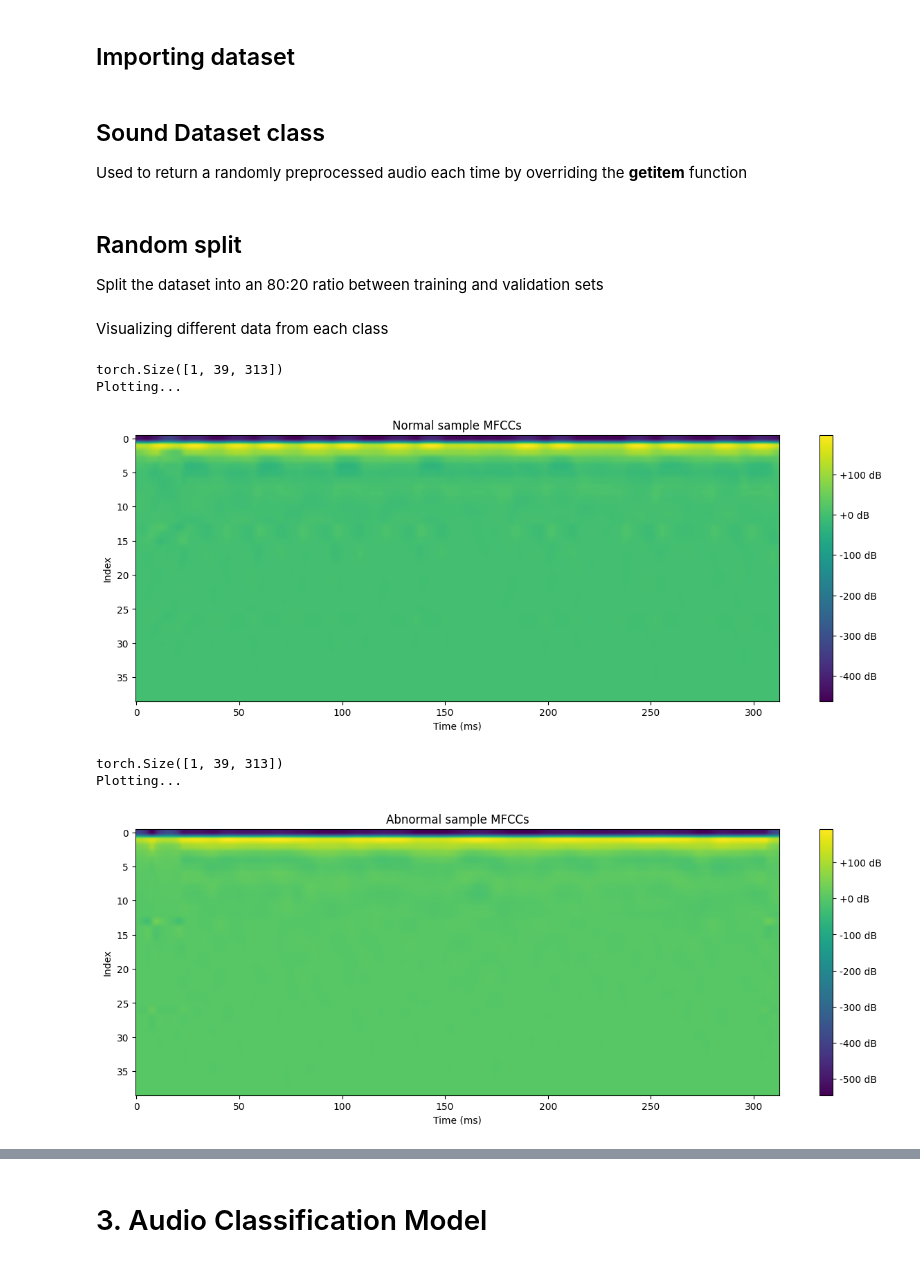
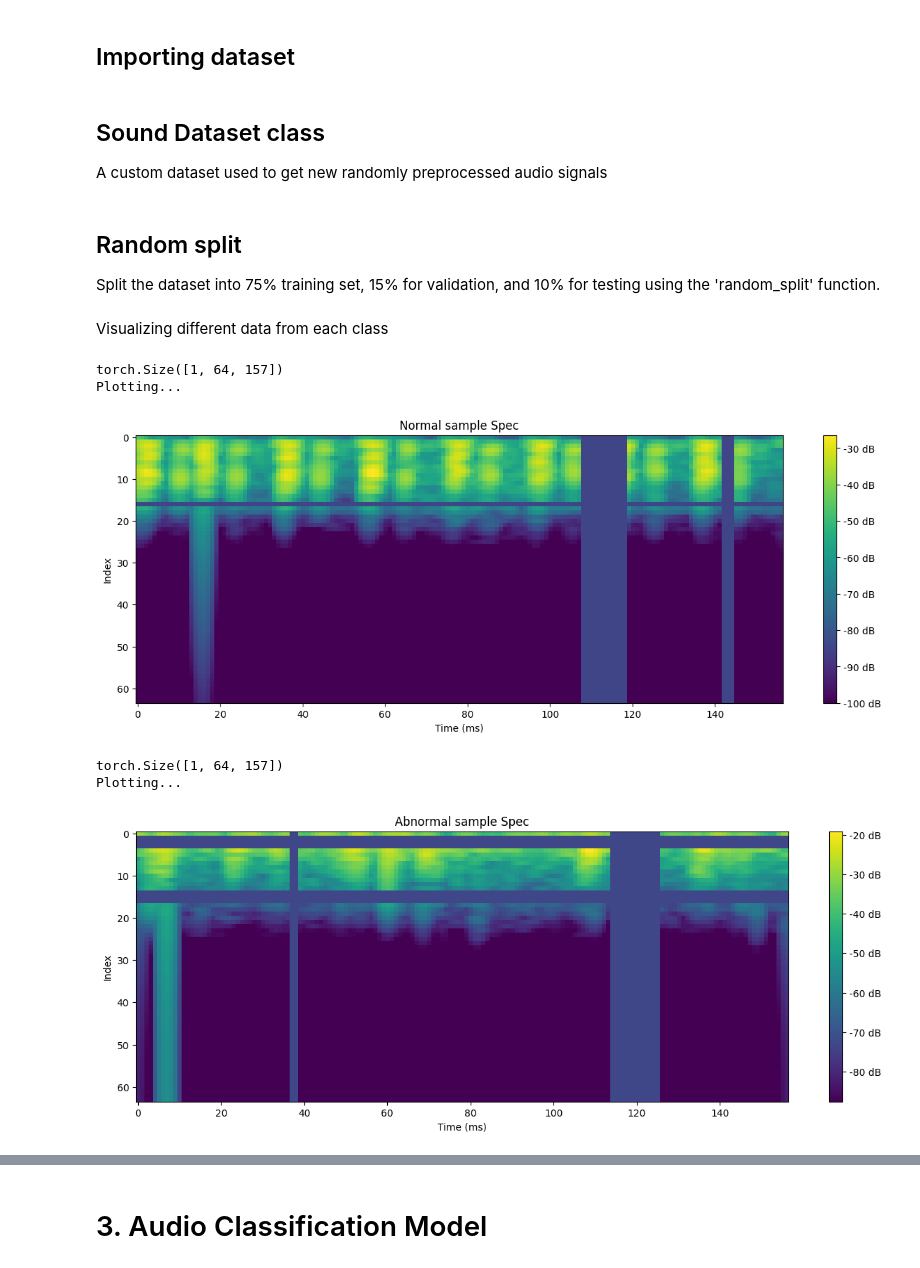
Before and after one commit to iTzAymen/PCG_Classification, a Jupyter notebook: main.ipynb, the cells around one changed output, grey strips where cells are left out. Saved outputs shown, nothing was run; the diff lists cells and outputs as text; code cells hidden in the pictures.

Commit message:
CRNN_SPEC

```diff
--- a/main.ipynb
+++ b/main.ipynb
@@ -53,6 +53,7 @@ MAX_AUDIO_LENGTH = 5000
 SAMPLING_RATE = 2000
 N_CHANNELS = 1
 SHIFT_PCT = 0.2
+FREQ_SHIFT_PCT = 0.1
 
 LOW_FREQ = 15
 HIGH_FREQ = 200
@@ -306,7 +310,7 @@ class AudioUtil():
         aud = AudioUtil.resample(aud, SAMPLING_RATE)
         aud = AudioUtil.pad_trunc(aud, MAX_AUDIO_LENGTH)
         aud = AudioUtil.time_shift(aud, SHIFT_PCT)
-        aud = AudioUtil.pitch_shift(aud, SHIFT_PCT)
+        aud = AudioUtil.pitch_shift(aud, FREQ_SHIFT_PCT)
         sig, sr = aud
         return sig
     @staticmethod
@@ -357,7 +361,7 @@ df = getTrainingSet()
 df_val = getValidationSet()
 # %% [markdown]
 ## Sound Dataset class
-Used to return a randomly preprocessed audio each time by overriding the __getitem__ function
+A custom dataset used to get new randomly preprocessed audio signals
 # %%
 class SoundDS(Dataset):
     # constructor
@@ -398,39 +404,49 @@ class SoundDS(Dataset):
         return data, class_id
 # %% [markdown]
 ## Random split
-Split the dataset into an 80:20 ratio between training and validation sets
+Split the dataset into 75% training set, 15% for validation, and 10% for testing using the 'random_split' function.
+# %%
+ds = SoundDS(df, ret='spec', mode='cnn')
+
+num_items = len(ds)
+num_train = round(num_items * 0.75) # 75 % training
+num_val = round(num_items * 0.15) # 15 % validation
+num_test = num_items - num_train - num_val # 10 % test
+
+torch.manual_seed(torch.initial_seed())
+train_ds, val_ds, test_ds = random_split(ds, [num_train, num_val, num_test], generator=torch.Generator().manual_seed(SEED))
 # %%
-ds = SoundDS(df, ret='mfcc_cat', mode='cnn')
-val_ds = SoundDS(df_val, ret='mfcc_cat', mode='cnn')
+# ds = SoundDS(df, ret='mfcc_cat', mode='cnn')
+# val_ds = SoundDS(df_val, ret='mfcc_cat', mode='cnn')
 
-num_items = len(ds)
-num_train = round(num_items * 0.8)
-num_test = num_items - num_train
+# num_items = len(ds)
+# num_train = round(num_items * 0.8)
+# num_test = num_items - num_train
 
-torch.manual_seed(torch.initial_seed())
-train_ds, test_ds = random_split(ds, [num_train, num_test], generator=torch.Generator().manual_seed(SEED))
+# torch.manual_seed(torch.initial_seed())
+# train_ds, test_ds = random_split(ds, [num_train, num_test], generator=torch.Generator().manual_seed(SEED))
 # %% [markdown]
 Visualizing different data from each class
 # %%
 stop = [False, False]
 for data, classid in val_ds:
     if(classid == 0):
         normal_data = data
         stop[0] = True
     if(classid == 1):
         abnormal_data = data
         stop[1] = True
     if(stop == [True, True]):
         break
 
-AudioUtil.display_MFCC(normal_data.cpu(), label='Normal sample MFCCs', type='image')
-AudioUtil.display_MFCC(abnormal_data.cpu(), label='Abnormal sample MFCCs', type='image')
+AudioUtil.display_MFCC(normal_data.cpu(), label='Normal sample Spec', type='image')
+AudioUtil.display_MFCC(abnormal_data.cpu(), label='Abnormal sample Spec', type='image')
 # %% [output]
-torch.Size([1, 39, 313])
+torch.Size([1, 64, 157])
 Plotting...
-[figure, old version]
+[figure, new version]
-torch.Size([1, 39, 313])
+torch.Size([1, 64, 157])
 Plotting...
-[figure, old version]
+[figure, new version]
 # %% [markdown]
 ## Data loaders
```
Also changed, not shown: parts of 22 cells of this notebook, 1 other file.
